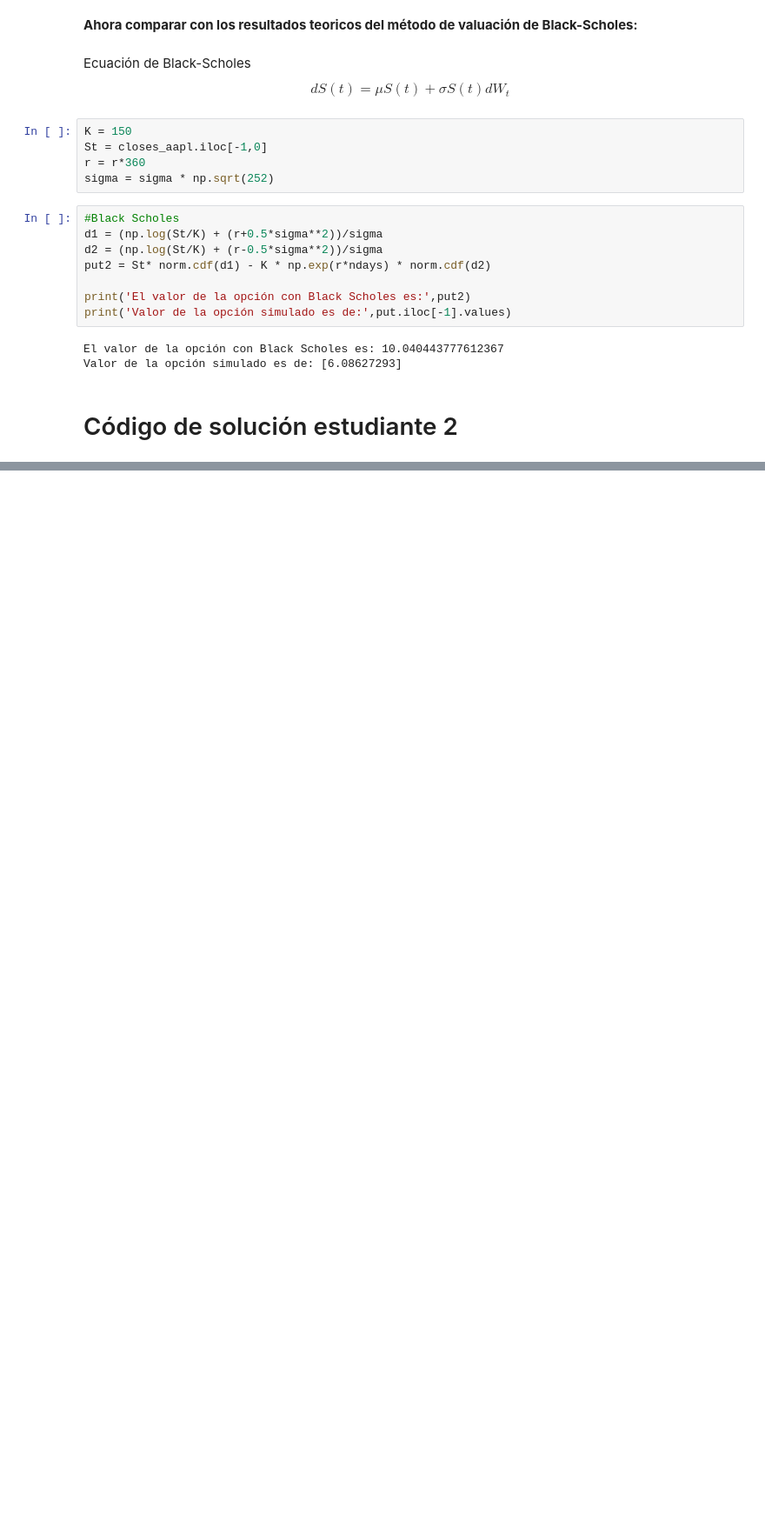
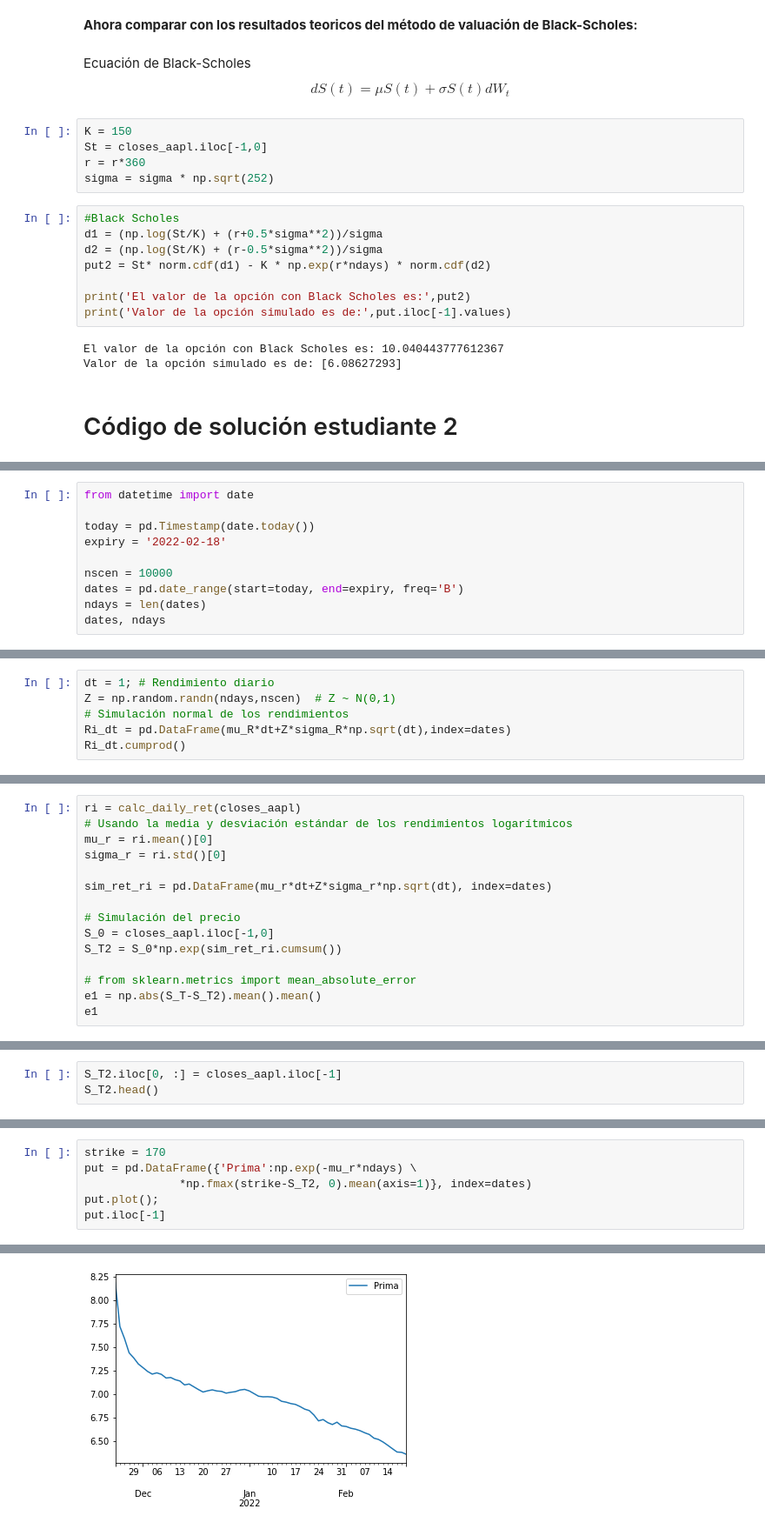
Before and after one commit to anamaria1404/Tarea7y8_AMAguilera_AMDiaz, a Jupyter notebook: Tarea8_AMAguilera_AMDiaz.ipynb, the cells around one changed output, grey strips where cells are left out. Shown at 87% size. Drawn from its saved outputs; the diff is of its cells as text; blank space fills up the shorter version.

```diff
--- a/Tarea8_AMAguilera_AMDiaz.ipynb
+++ b/Tarea8_AMAguilera_AMDiaz.ipynb
@@ -648,0 +756,10 @@ Valor de la opción simulado es de: [6.08627293]
+# %%
+from datetime import date
+
+today = pd.Timestamp(date.today())
+expiry = '2022-02-18'
+
+nscen = 10000
+dates = pd.date_range(start=today, end=expiry, freq='B')
+ndays = len(dates)
+dates, ndays
@@ -648,0 +785,6 @@ Valor de la opción simulado es de: [6.08627293]
+# %%
+dt = 1; # Rendimiento diario
+Z = np.random.randn(ndays,nscen)  # Z ~ N(0,1)
+# Simulación normal de los rendimientos
+Ri_dt = pd.DataFrame(mu_R*dt+Z*sigma_R*np.sqrt(dt),index=dates)
+Ri_dt.cumprod()
@@ -648,0 +811,15 @@ Valor de la opción simulado es de: [6.08627293]
+# %%
+ri = calc_daily_ret(closes_aapl)
+# Usando la media y desviación estándar de los rendimientos logarítmicos
+mu_r = ri.mean()[0]
+sigma_r = ri.std()[0]
+
+sim_ret_ri = pd.DataFrame(mu_r*dt+Z*sigma_r*np.sqrt(dt), index=dates)
+
+# Simulación del precio
+S_0 = closes_aapl.iloc[-1,0]
+S_T2 = S_0*np.exp(sim_ret_ri.cumsum())
+
+# from sklearn.metrics import mean_absolute_error
+e1 = np.abs(S_T-S_T2).mean().mean()
+e1
@@ -648,0 +828,3 @@ Valor de la opción simulado es de: [6.08627293]
+# %%
+S_T2.iloc[0, :] = closes_aapl.iloc[-1]
+S_T2.head()
@@ -648,0 +850,7 @@ Valor de la opción simulado es de: [6.08627293]
+# %%
+strike = 170
+put = pd.DataFrame({'Prima':np.exp(-mu_r*ndays) \
+              *np.fmax(strike-S_T2, 0).mean(axis=1)}, index=dates)
+put.plot();
+put.iloc[-1]
+# %% [output]
@@ -648,0 +859 @@ Valor de la opción simulado es de: [6.08627293]
+[figure, added]
```
Also changed, not shown: parts of 67 cells of this notebook, 1 other file.
